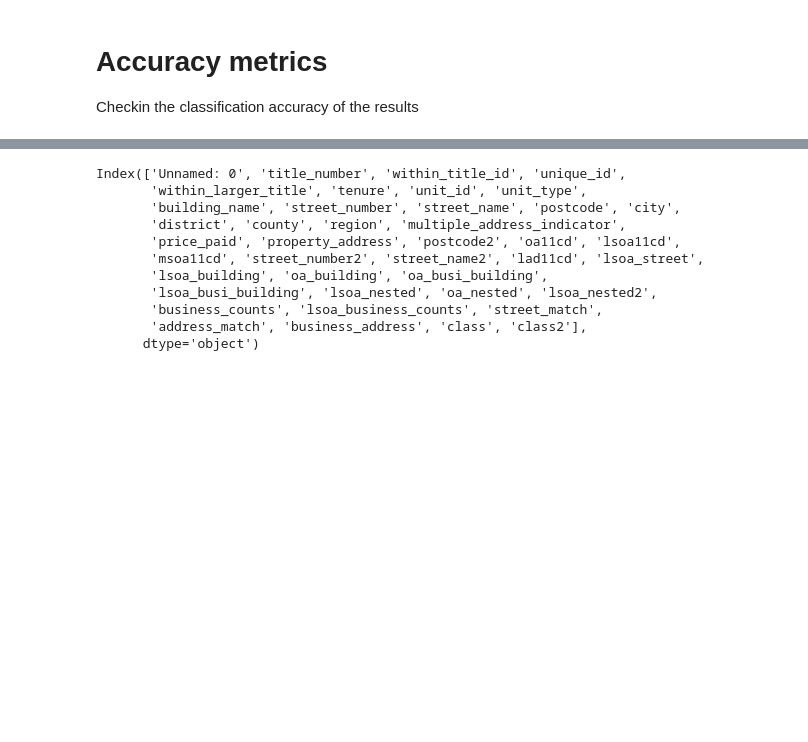
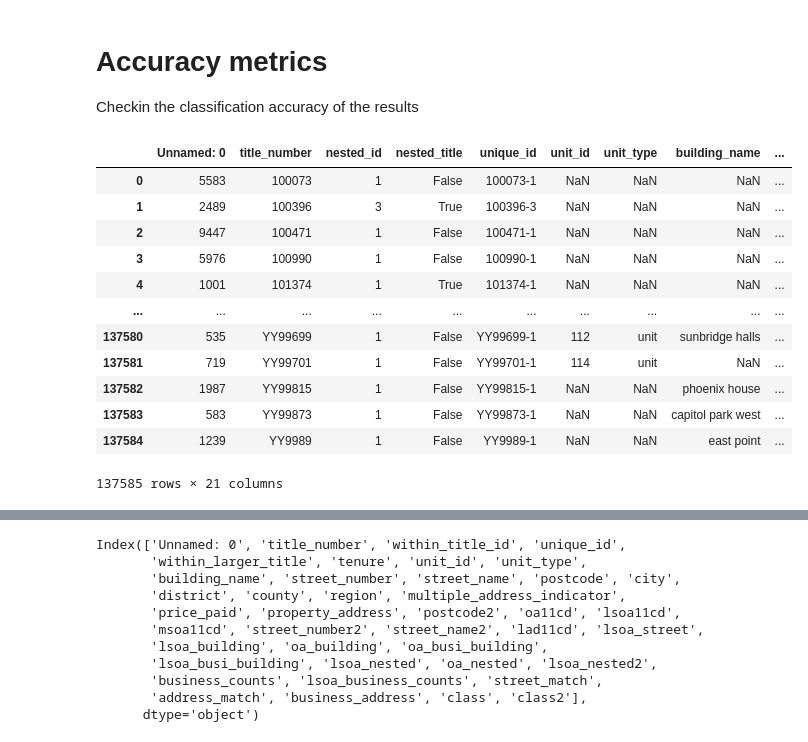
Before and after one commit to JonnoB/enhance_ocod, a Jupyter notebook: locating_and_classifying_the_ocod_dataset.ipynb, the cells around one changed output, grey strips where cells are left out. Drawn from its saved outputs; the diff is of its cells as text; code cells hidden in the pictures; blank space fills up the shorter version.

```diff
--- a/locating_and_classifying_the_ocod_dataset.ipynb
+++ b/locating_and_classifying_the_ocod_dataset.ipynb
@@ -330,6 +314,22 @@ ocod_data[ocod_data.within_title_id==ocod_data.within_title_id.max()].reset_inde
 Checkin the classification accuracy of the results
 # %%
 ocod_data = pd.read_csv("./data/enhanced_ocod_dataset.csv")
+# %%
+ocod_data
+# %% [output]
+|  | Unnamed: 0 | title_number | nested_id | nested_title | unique_id | unit_id | unit_type | building_name | ... |
+| 0 | 5583 | 100073 | 1 | False | 100073-1 | NaN | NaN | NaN | ... |
+| 1 | 2489 | 100396 | 3 | True | 100396-3 | NaN | NaN | NaN | ... |
+| 2 | 9447 | 100471 | 1 | False | 100471-1 | NaN | NaN | NaN | ... |
+| 3 | 5976 | 100990 | 1 | False | 100990-1 | NaN | NaN | NaN | ... |
+| 4 | 1001 | 101374 | 1 | True | 101374-1 | NaN | NaN | NaN | ... |
+| ... | ... | ... | ... | ... | ... | ... | ... | ... | ... |
+| 137580 | 535 | YY99699 | 1 | False | YY99699-1 | 112 | unit | sunbridge halls | ... |
+| 137581 | 719 | YY99701 | 1 | False | YY99701-1 | 114 | unit | NaN | ... |
+| 137582 | 1987 | YY99815 | 1 | False | YY99815-1 | NaN | NaN | phoenix house | ... |
+| 137583 | 583 | YY99873 | 1 | False | YY99873-1 | NaN | NaN | capitol park west | ... |
+| 137584 | 1239 | YY9989 | 1 | False | YY9989-1 | NaN | NaN | east point | ... |
+137585 rows × 21 columns
 # %%
 ocod_data.loc[:, ['title_number', 'within_title_id', 'within_larger_title', 'unique_id', 'unit_id', 'unit_type',
        'building_name', 'street_number', 'street_name', 'postcode', 'city',
```
Also changed, not shown: parts of 10 cells of this notebook, 50 other files.
